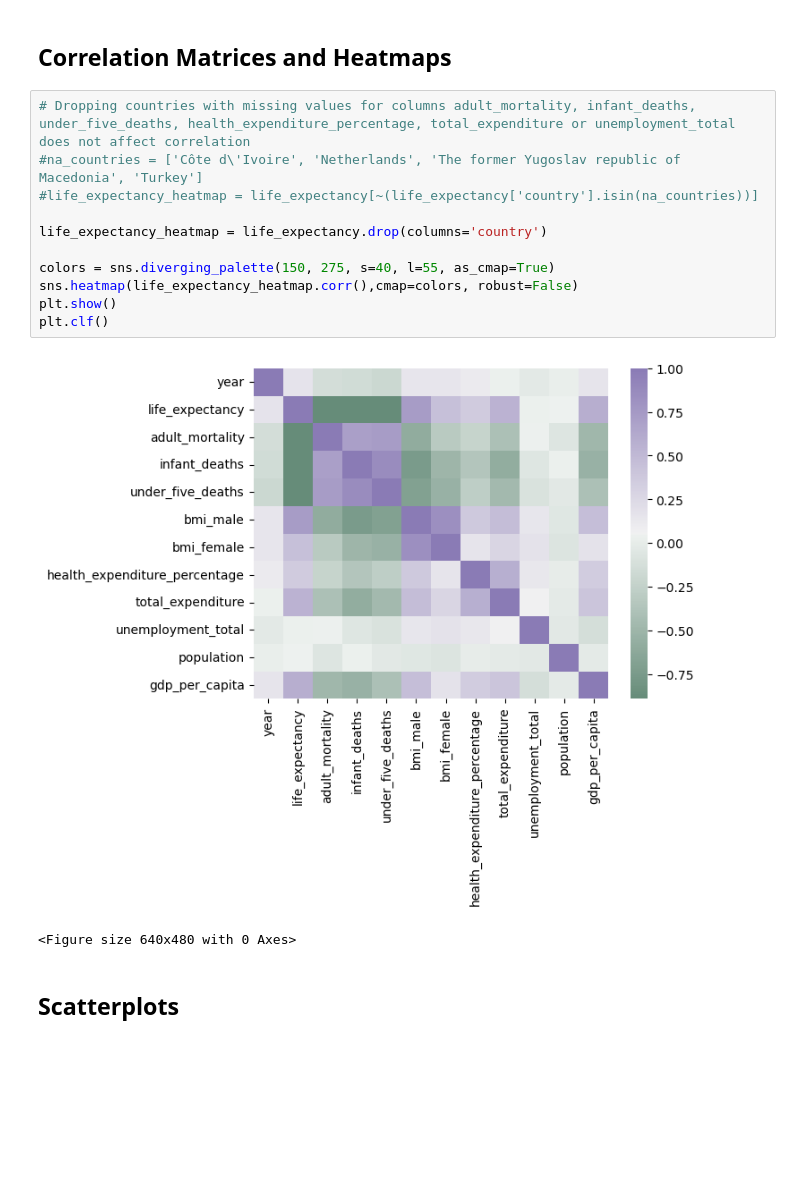
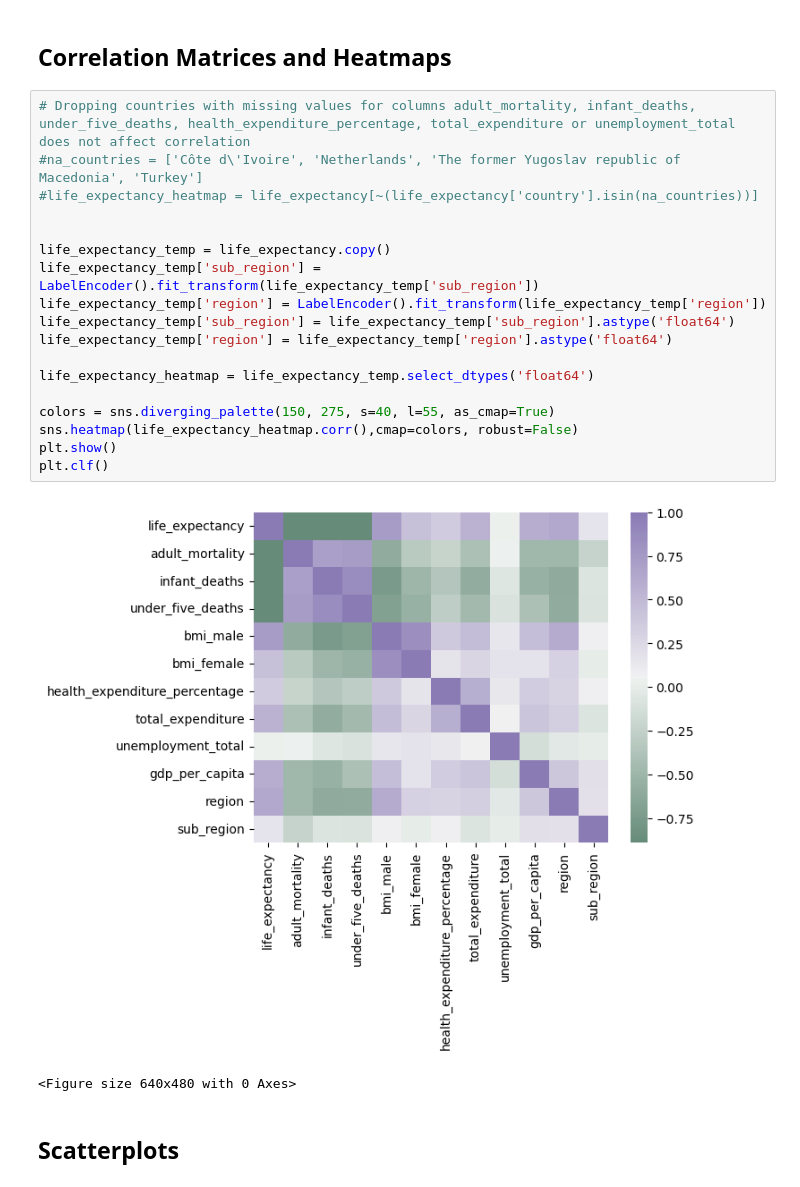
Before and after one commit to WVDevCode/Life_Expectancy_and_GDP, a Jupyter notebook: Notebooks/EDA.ipynb, the cells around one changed output. Cells and saved outputs as stored; diff of their text form; blank space fills up the shorter version.

```diff
--- a/Notebooks/EDA.ipynb
+++ b/Notebooks/EDA.ipynb
@@ -106,16 +108,23 @@ There are 30 unique countries in the 20 lowest grossing counries per capita rang
 # %%
 # Dropping countries with missing values for columns adult_mortality, infant_deaths, under_five_deaths, health_expenditure_percentage, total_expenditure or unemployment_total does not affect correlation
 #na_countries = ['Côte d\'Ivoire', 'Netherlands', 'The former Yugoslav republic of Macedonia', 'Turkey']
 #life_expectancy_heatmap = life_expectancy[~(life_expectancy['country'].isin(na_countries))]
 
-life_expectancy_heatmap = life_expectancy.drop(columns='country')
+
+life_expectancy_temp = life_expectancy.copy()
+life_expectancy_temp['sub_region'] = LabelEncoder().fit_transform(life_expectancy_temp['sub_region'])
+life_expectancy_temp['region'] = LabelEncoder().fit_transform(life_expectancy_temp['region'])
+life_expectancy_temp['sub_region'] = life_expectancy_temp['sub_region'].astype('float64')
+life_expectancy_temp['region'] = life_expectancy_temp['region'].astype('float64')
+
+life_expectancy_heatmap = life_expectancy_temp.select_dtypes('float64')
 
 colors = sns.diverging_palette(150, 275, s=40, l=55, as_cmap=True)
 sns.heatmap(life_expectancy_heatmap.corr(),cmap=colors, robust=False)
 plt.show()
 plt.clf()
 # %% [output]
-[figure, old version]
+[figure, new version]
 <Figure size 640x480 with 0 Axes>
 # %% [markdown]
 ## Scatterplots
```
Also changed, not shown: parts of 2 cells of this notebook, 7 other files.
